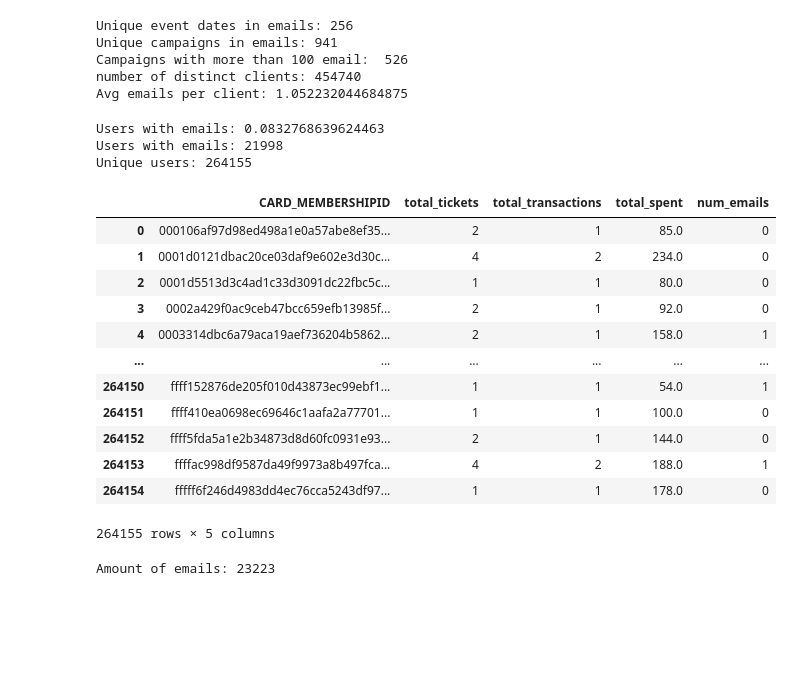
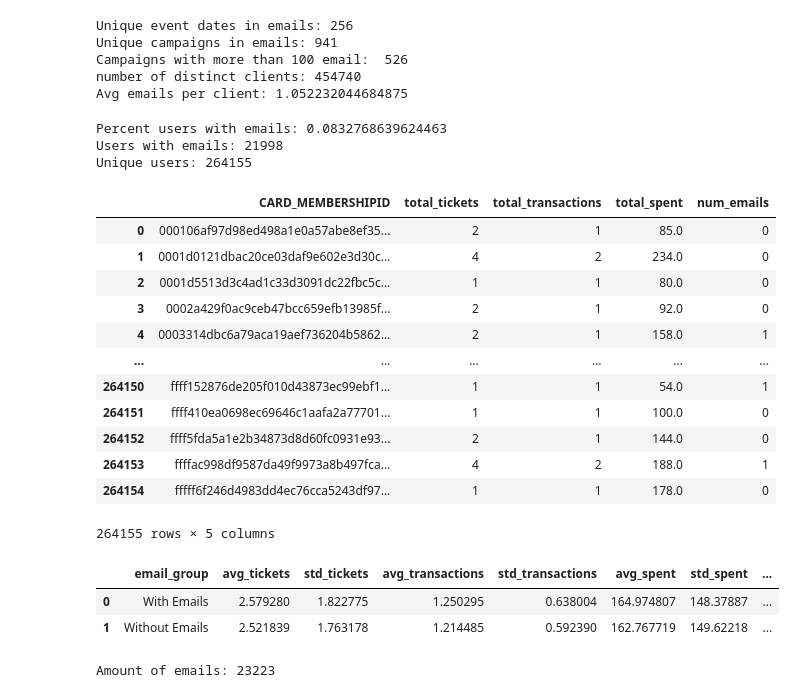
Before and after one commit to romanAVJ/cinepolis_email_customer_movie, a Jupyter notebook: src/s1_general_eda.ipynb, the cells around one changed output. Drawn from its saved outputs; the diff is of its cells as text; code cells hidden in the pictures; blank space fills up the shorter version.

```diff
--- a/src/s1_general_eda.ipynb
+++ b/src/s1_general_eda.ipynb
@@ -627,12 +644,12 @@ df_trx_and_emailed = (
 )
 
 # look
-print(f"Users with emails: {df_trx_and_emailed['num_emails'].gt(0).mean()}")
+print(f"Percent users with emails: {df_trx_and_emailed['num_emails'].gt(0).mean()}")
 print(f"Users with emails: {df_trx_and_emailed['num_emails'].gt(0).sum()}")
 print(f"Unique users: {df_trx_and_emailed['CARD_MEMBERSHIPID'].nunique()}")
 df_trx_and_emailed
 # %% [output]
-Users with emails: 0.0832768639624463
+Percent users with emails: 0.0832768639624463
 Users with emails: 21998
 Unique users: 264155
 |  | CARD_MEMBERSHIPID | total_tickets | total_transactions | total_spent | num_emails |
@@ -648,6 +665,29 @@ Unique users: 264155
 | 264153 | ffffac998df9587da49f9973a8b497fca... | 4 | 2 | 188.0 | 1 |
 | 264154 | fffff6f246d4983dd4ec76cca5243df97... | 1 | 1 | 178.0 | 0 |
 264155 rows × 5 columns
+# %%
+# does clients that had emails buy more?
+(
+    df_trx_and_emailed
+    .assign(
+        email_group=lambda x: np.where(x['num_emails'].gt(0), 'With Emails', 'Without Emails')
+    )
+    .groupby('email_group')
+    .agg(
+        avg_tickets=('total_tickets', 'mean'),
+        std_tickets=('total_tickets', 'std'),
+        avg_transactions=('total_transactions', 'mean'),
+        std_transactions=('total_transactions', 'std'),
+        avg_spent=('total_spent', 'mean'),
+        std_spent=('total_spent', 'std'),
+        num_users=('CARD_MEMBERSHIPID', 'nunique')
+    )
+    .reset_index()
+)
+# %% [output]
+|  | email_group | avg_tickets | std_tickets | avg_transactions | std_transactions | avg_spent | std_spent | ... |
+| 0 | With Emails | 2.579280 | 1.822775 | 1.250295 | 0.638004 | 164.974807 | 148.37887 | ... |
+| 1 | Without Emails | 2.521839 | 1.763178 | 1.214485 | 0.592390 | 162.767719 | 149.62218 | ... |
 # %%
 # see clients with more 1 email
 print(f"Amount of emails: {df_trx_and_emailed['num_emails'].sum()}")
```
Also changed, not shown: parts of 33 cells of this notebook, 11 other files.
